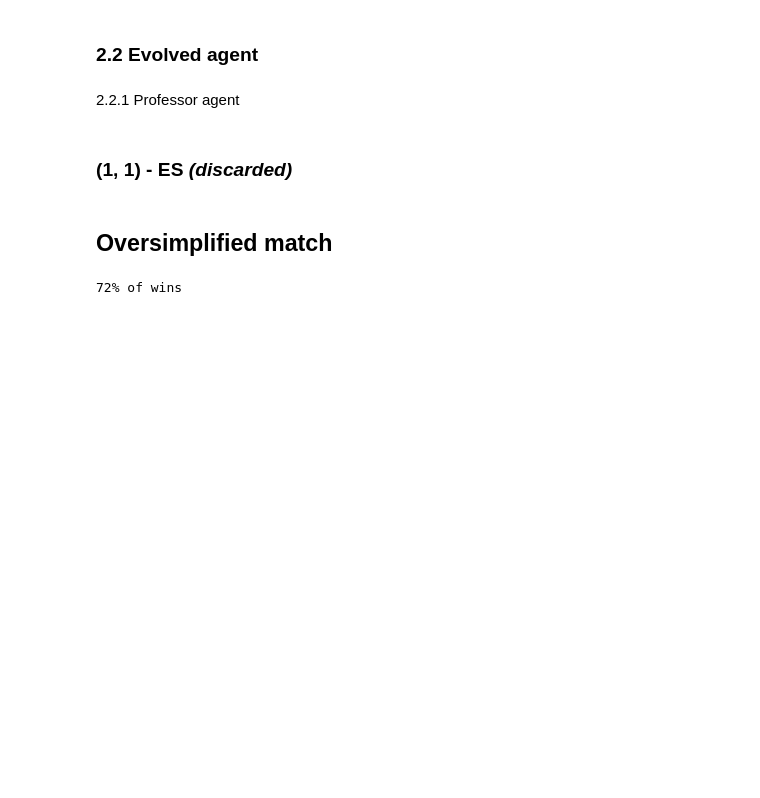
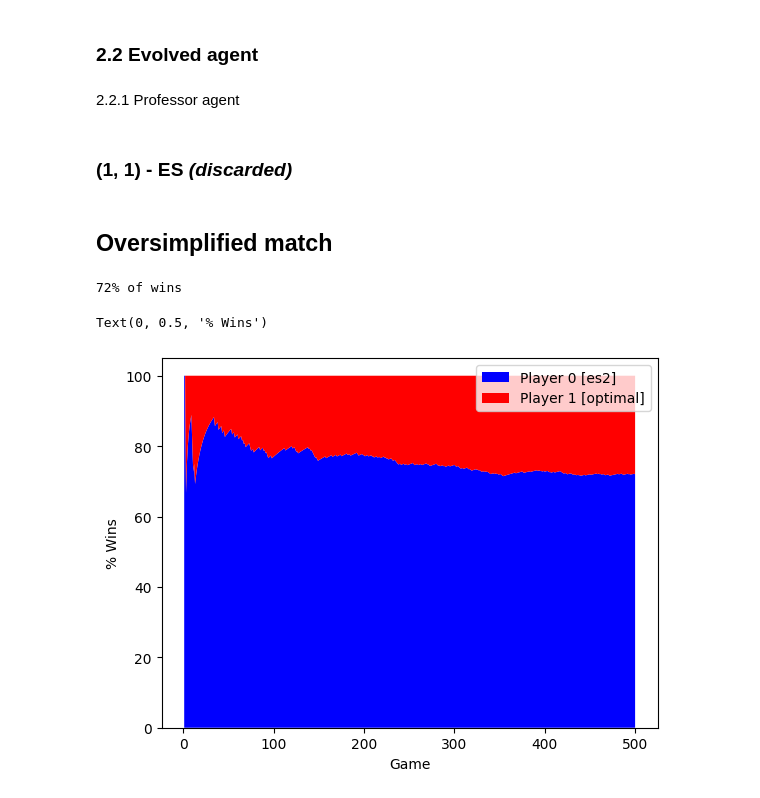
Before and after one commit to andry2327/Computational-Intelligence, a Jupyter notebook: LABS/L02 - NIM-ES/lab2-nim.ipynb, the cells around one changed output. Saved outputs shown, nothing was run; the diff lists cells and outputs as text; code cells hidden in the pictures; blank space fills up the shorter version.

Commit message:
added plot of wins/games

```diff
--- a/LABS/L02 - NIM-ES/lab2-nim.ipynb
+++ b/LABS/L02 - NIM-ES/lab2-nim.ipynb
@@ -269,7 +270,12 @@ logging.getLogger().setLevel(logging.INFO)
 
 strategy = (es2, optimal)
 GAMES = 500
-wins = 0
+wins_0 = 0 # wins of player 0
+wins_1 = 0 # wins of player 1
+
+# useful for plotting only
+wins_over_games_list = [] # for each game [(win_0, win_1), (win_0, win_1), ...]
+
 for _ in range(GAMES):
     nim = Nim(5)
     # logging.info(f"init : {nim}")
@@ -286,8 +292,30 @@ for _ in range(GAMES):
         player = 1 - player
     # logging.info(f"status: Player {player} won!")
     if player == 0:
-        wins += 1
+        wins_0 += 1
+    else:
+        wins_1 += 1
+    # update stats for plot
+    wins_over_games_list.append((wins_0, wins_1))
 
-print(f"{int(wins/GAMES *100)}% of wins")
+print(f"{int(wins_0/GAMES *100)}% of wins")
 # %% [output]
 72% of wins
+# %%
+# PLOT
+games_list = range(1, GAMES+1)
+wins_0_over_games_list = np.array([x[0] for x in wins_over_games_list])/np.array(games_list)*100
+wins_1_over_games_list = np.array([x[1] for x in wins_over_games_list])/np.array(games_list)*100
+
+plt.stackplot(
+    games_list,
+    wins_0_over_games_list, wins_1_over_games_list,
+    colors=['b', 'r'],
+    labels=[f'Player 0 [{strategy[0].__name__}]', f'Player 1 [{strategy[1].__name__}]']
+    )
+plt.legend()
+plt.xlabel('Game')
+plt.ylabel('% Wins')
+# %% [output]
+Text(0, 0.5, '% Wins')
+[figure, added]
```
Also changed, not shown: parts of 1 cell of this notebook.
